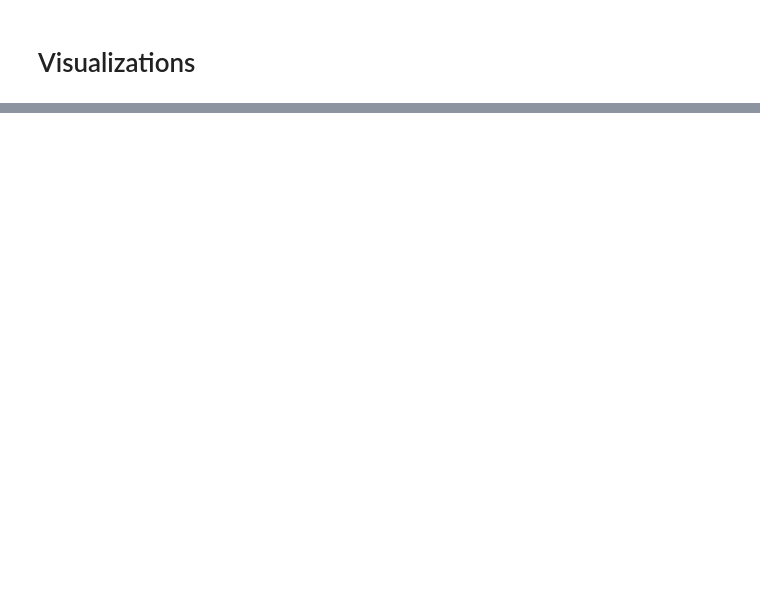
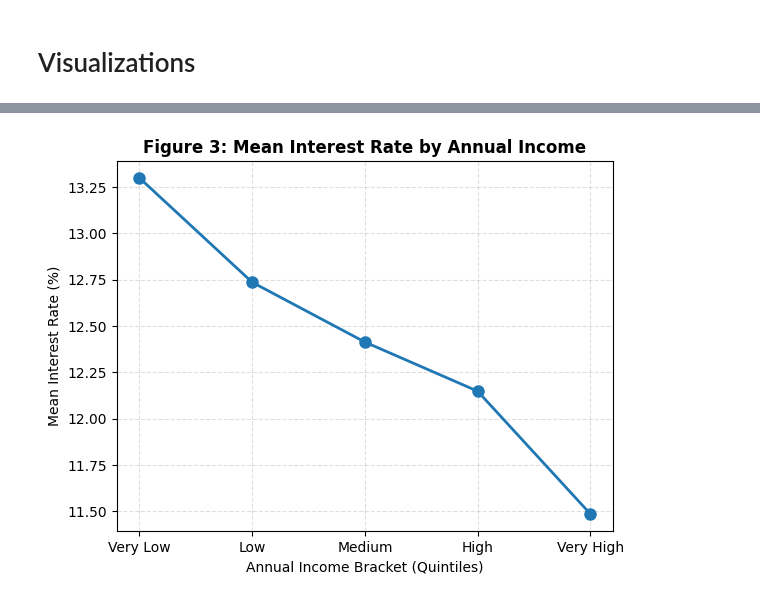
Before and after one commit to oliviaguo1234/lendingclub_loans, a Jupyter notebook: OliviaGuo_loans.ipynb, the cells around one changed output, grey strips where cells are left out. Cells and saved outputs as stored; diff of their text form; code cells hidden in the pictures; blank space fills up the shorter version.

```diff
--- a/OliviaGuo_loans.ipynb
+++ b/OliviaGuo_loans.ipynb
@@ -1168,0 +1210,43 @@ Testing Data R2: 0.9982252919962784
+# %%
+#create quintiles for the income data
+income_q0 = loans_df['annual_income'].quantile(0.0)
+income_q1 = loans_df['annual_income'].quantile(0.2)
+income_q2 = loans_df['annual_income'].quantile(0.4)
+income_q3 = loans_df['annual_income'].quantile(0.6)
+income_q4 = loans_df['annual_income'].quantile(0.8)
+income_q5 = loans_df['annual_income'].quantile(1.0)
+
+def assign_income_label(income):
+  if income <= income_q1:
+    return 'Very Low'
+  elif income <= income_q2:
+    return 'Low'
+  elif income <= income_q3:
+    return 'Medium'
+  elif income <= income_q4:
+    return 'High'
+  else:
+    return 'Very High'
+
+loans_df['income_bin'] = loans_df['annual_income'].apply(assign_income_label)
+very_low_mean = loans_df[loans_df['income_bin'] == 'Very Low']['interest_rate'].mean()
+low_mean = loans_df[loans_df['income_bin'] == 'Low']['interest_rate'].mean()
+medium_mean = loans_df[loans_df['income_bin'] == 'Medium']['interest_rate'].mean()
+high_mean = loans_df[loans_df['income_bin'] == 'High']['interest_rate'].mean()
+very_high_mean = loans_df[loans_df['income_bin'] == 'Very High']['interest_rate'].mean()
+
+ordered_bins = ['Very Low', 'Low', 'Medium', 'High', 'Very High']
+ordered_means = [very_low_mean, low_mean, medium_mean, high_mean, very_high_mean]
+
+#actual plot
+plt.plot(ordered_bins, ordered_means, marker='o', linewidth=2, markersize=8)
+
+plt.title('Figure 3: Mean Interest Rate by Annual Income', fontweight='bold')
+plt.xlabel('Annual Income Bracket (Quintiles)')
+plt.ylabel('Mean Interest Rate (%)')
+plt.grid(linestyle='--', alpha=0.4)
+
+plt.savefig('mean_interest_rate.png')
+plt.show()
+# %% [output]
+[figure, added]
```
Also changed, not shown: parts of 7 cells of this notebook.
